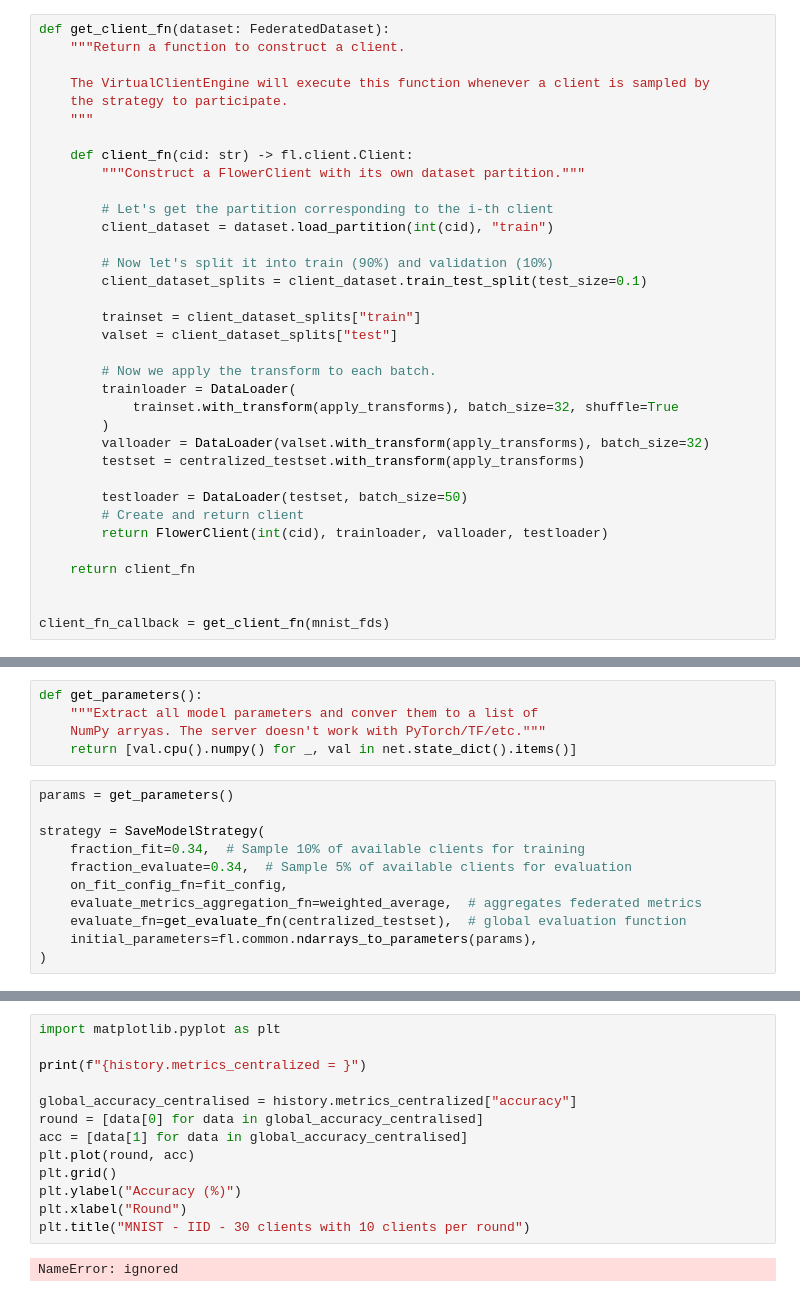
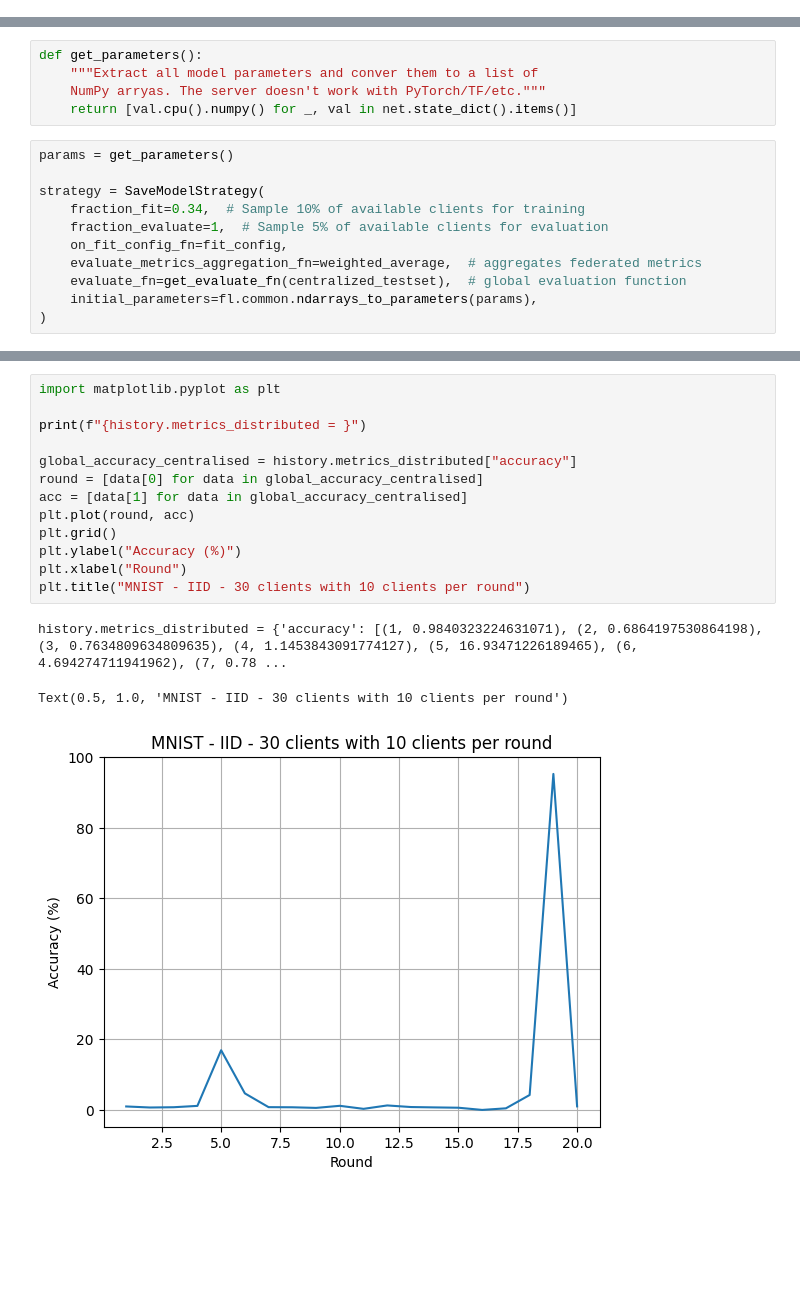
Before and after one commit to longchung2002/FLOWER-framework-simulation-poisonGAN, a Jupyter notebook: sim_v0_8_6.ipynb, the cells around one changed output, grey strips where cells are left out. Saved outputs shown, nothing was run; the diff lists cells and outputs as text; blank space fills up the shorter version.

```diff
--- a/sim_v0_8_6.ipynb
+++ b/sim_v0_8_6.ipynb
@@ -824,41 +821,6 @@ class FlowerClient(FlowerClient):
 
         # return the model parameters to the server as well as extra info (number of training examples in this case)
         return self.get_parameters({}), len(self.trainloader), {}
-# %%
-def get_client_fn(dataset: FederatedDataset):
-    """Return a function to construct a client.
-
-    The VirtualClientEngine will execute this function whenever a client is sampled by
-    the strategy to participate.
-    """
-
-    def client_fn(cid: str) -> fl.client.Client:
-        """Construct a FlowerClient with its own dataset partition."""
-
-        # Let's get the partition corresponding to the i-th client
-        client_dataset = dataset.load_partition(int(cid), "train")
-
-        # Now let's split it into train (90%) and validation (10%)
-        client_dataset_splits = client_dataset.train_test_split(test_size=0.1)
-
-        trainset = client_dataset_splits["train"]
-        valset = client_dataset_splits["test"]
-
-        # Now we apply the transform to each batch.
-        trainloader = DataLoader(
-            trainset.with_transform(apply_transforms), batch_size=32, shuffle=True
-        )
-        valloader = DataLoader(valset.with_transform(apply_transforms), batch_size=32)
-        testset = centralized_testset.with_transform(apply_transforms)
-
-        testloader = DataLoader(testset, batch_size=50)
-        # Create and return client
-        return FlowerClient(int(cid), trainloader, valloader, testloader)
-
-    return client_fn
-
-
-client_fn_callback = get_client_fn(mnist_fds)
 # %%
 import glob
 import os
@@ -881,7 +843,7 @@ params = get_parameters()
 
 strategy = SaveModelStrategy(
     fraction_fit=0.34,  # Sample 10% of available clients for training
-    fraction_evaluate=0.34,  # Sample 5% of available clients for evaluation
+    fraction_evaluate=1,  # Sample 5% of available clients for evaluation
     on_fit_config_fn=fit_config,
     evaluate_metrics_aggregation_fn=weighted_average,  # aggregates federated metrics
     evaluate_fn=get_evaluate_fn(centralized_testset),  # global evaluation function
@@ -1020,15 +981,17 @@ Accuracy của poisoned task: 0.97%
 # %%
 import matplotlib.pyplot as plt
 
-print(f"{history.metrics_centralized = }")
+print(f"{history.metrics_distributed = }")
 
-global_accuracy_centralised = history.metrics_centralized["accuracy"]
+global_accuracy_centralised = history.metrics_distributed["accuracy"]
 round = [data[0] for data in global_accuracy_centralised]
 acc = [data[1] for data in global_accuracy_centralised]
 plt.plot(round, acc)
 plt.grid()
 plt.ylabel("Accuracy (%)")
 plt.xlabel("Round")
 plt.title("MNIST - IID - 30 clients with 10 clients per round")
 # %% [output]
-NameError: ignored
+history.metrics_distributed = {'accuracy': [(1, 0.9840323224631071), (2, 0.6864197530864198), (3, 0.7634809634809635), (4, 1.1453843091774127), (5, 16.93471226189465), (6, 4.694274711941962), (7, 0.78 ...
+Text(0.5, 1.0, 'MNIST - IID - 30 clients with 10 clients per round')
+[figure, added]
```
Also changed, not shown: parts of 8 cells of this notebook.
